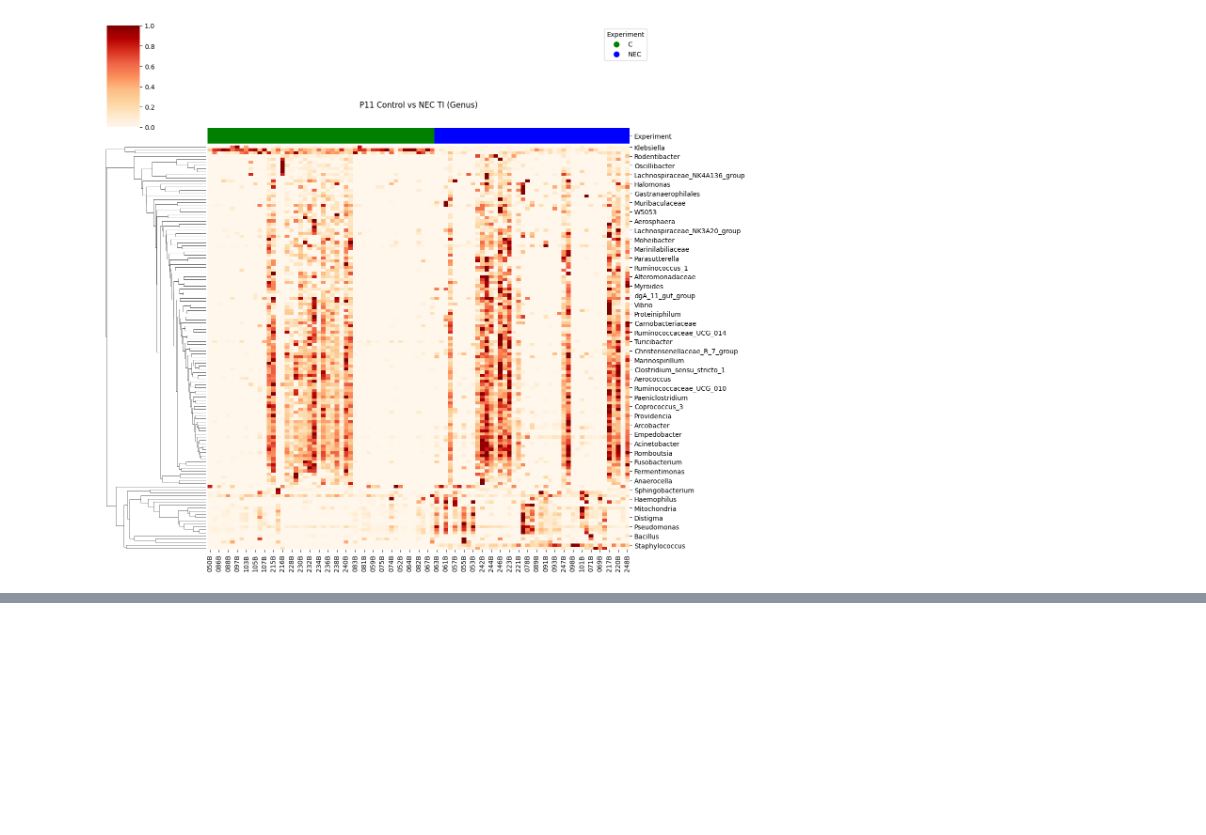
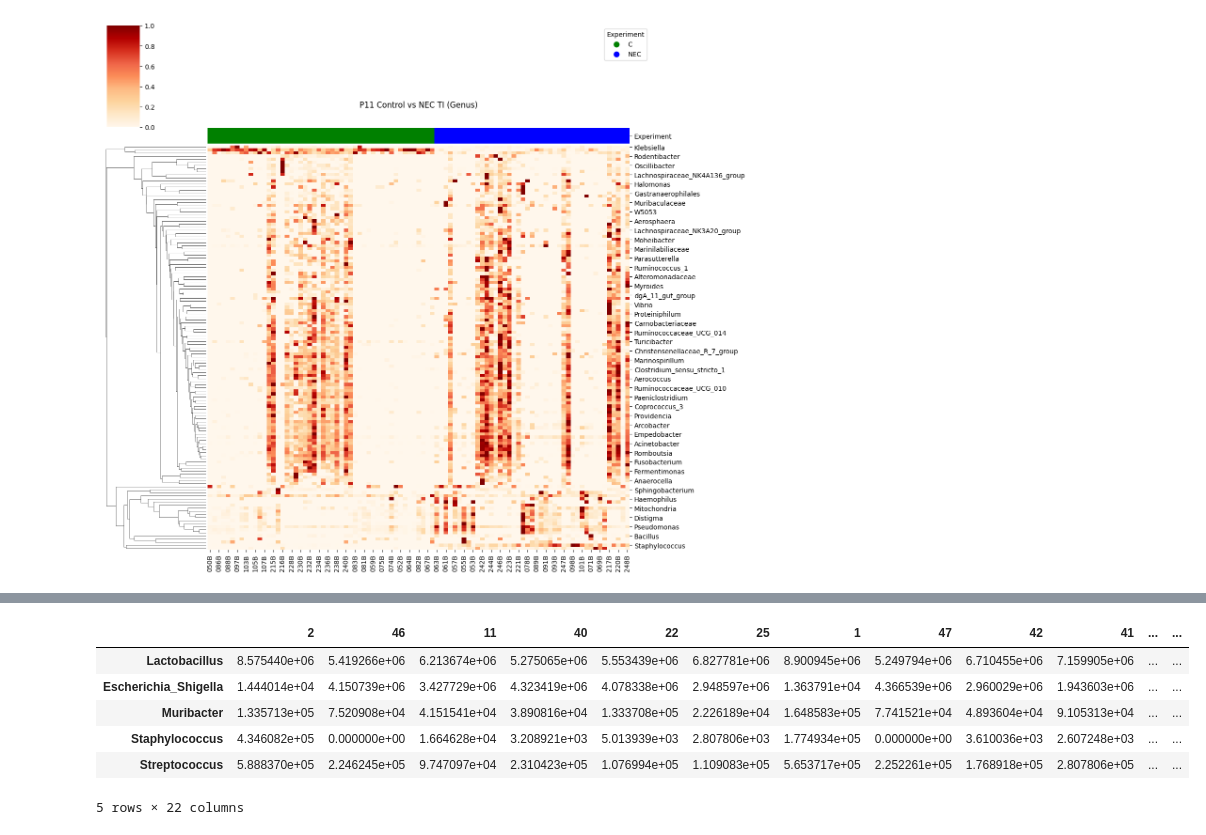
Before and after one commit to xuan13hao/data_analysis, a Jupyter notebook: 16s/heatmap/heatmap.ipynb, the cells around one changed output, grey strips where cells are left out. Cells and saved outputs as stored; diff of their text form; code cells hidden in the pictures; blank space fills up the shorter version.

```diff
--- a/16s/heatmap/heatmap.ipynb
+++ b/16s/heatmap/heatmap.ipynb
@@ -289,0 +367,33 @@ plot_cluster_heatmap(P11_C_NEC_otus_data_heatmap_TI,P11_C_NEC_color_dict_TI,P11_
+# %%
+def create_heatmap(otus_data,metadata,condition ="Experiment" ):
+    heatmap = otus_data
+    otus_data = otus_data.transpose()
+    new_column = []
+    new_idx = []
+    for index1 in otus_data.index:
+        new_idx.append(str(index1).strip())
+    otus_data.index = new_idx
+    # print(new_idx)
+    for index1 in otus_data.index:
+        for index2 in metadata.index:
+            value = metadata.loc[index2, condition]
+            if str(index1) == str(index2):
+                new_column.append(value)
+    # print(new_column)
+    otus_data[condition] = new_column
+    # print(otus_data[condition])
+    otus_data = otus_data.sort_values(by=condition,ascending=False)
+    # print(otus_data.columns)
+    heatmap = otus_data.drop(columns=[condition])
+    heatmap = heatmap.transpose()
+    return heatmap
+P8_C_otus_data_heatmap = create_heatmap(P8_C_gt_otus_data,P8_C_metadata_gt,"Genotype")
+P8_C_otus_data_heatmap.head(5)
+# %% [output]
+|  | 2 | 46 | 11 | 40 | 22 | 25 | 1 | 47 | 42 | 41 | ... | ... |
+| Lactobacillus | 8.575440e+06 | 5.419266e+06 | 6.213674e+06 | 5.275065e+06 | 5.553439e+06 | 6.827781e+06 | 8.900945e+06 | 5.249794e+06 | 6.710455e+06 | 7.159905e+06 | ... | ... |
+| Escherichia_Shigella | 1.444014e+04 | 4.150739e+06 | 3.427729e+06 | 4.323419e+06 | 4.078338e+06 | 2.948597e+06 | 1.363791e+04 | 4.366539e+06 | 2.960029e+06 | 1.943603e+06 | ... | ... |
+| Muribacter | 1.335713e+05 | 7.520908e+04 | 4.151541e+04 | 3.890816e+04 | 1.333708e+05 | 2.226189e+04 | 1.648583e+05 | 7.741521e+04 | 4.893604e+04 | 9.105313e+04 | ... | ... |
+| Staphylococcus | 4.346082e+05 | 0.000000e+00 | 1.664628e+04 | 3.208921e+03 | 5.013939e+03 | 2.807806e+03 | 1.774934e+05 | 0.000000e+00 | 3.610036e+03 | 2.607248e+03 | ... | ... |
+| Streptococcus | 5.888370e+05 | 2.246245e+05 | 9.747097e+04 | 2.310423e+05 | 1.076994e+05 | 1.109083e+05 | 5.653717e+05 | 2.252261e+05 | 1.768918e+05 | 2.807806e+05 | ... | ... |
+5 rows × 22 columns
```
Also changed, not shown: parts of 10 cells of this notebook, 3 other files.
